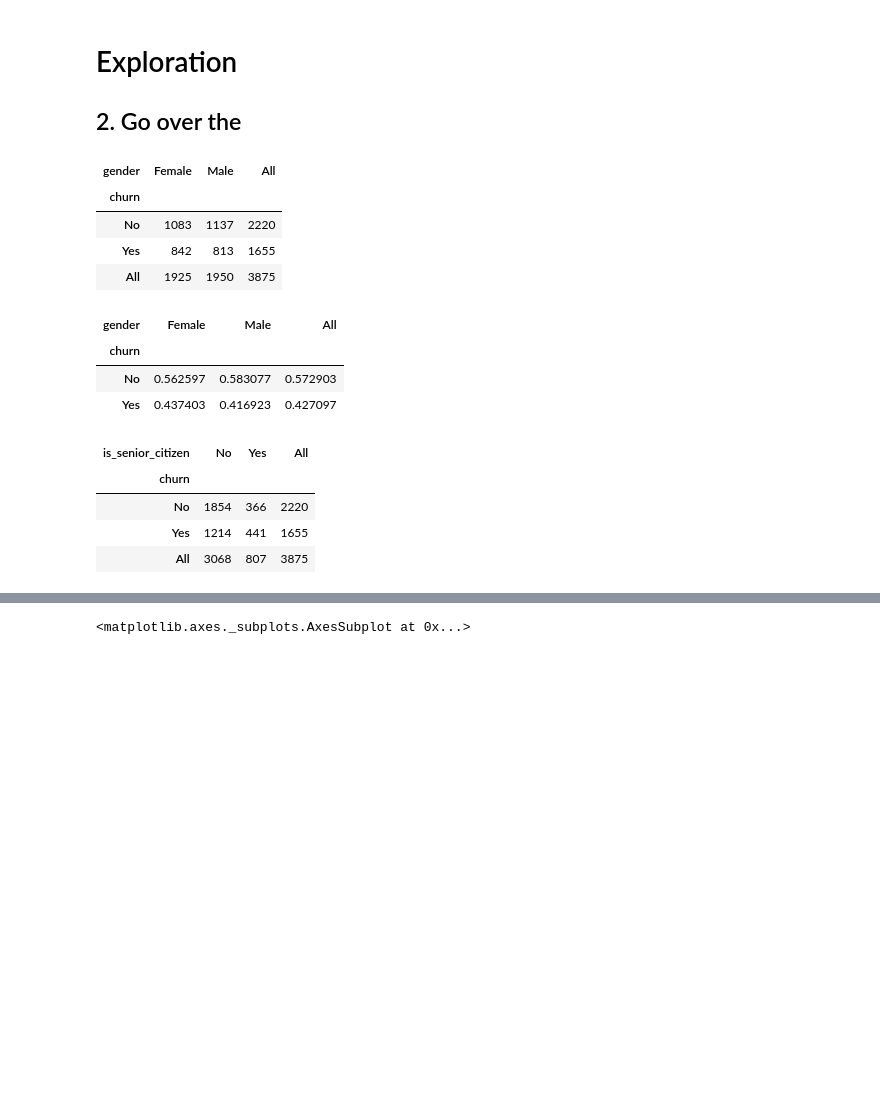
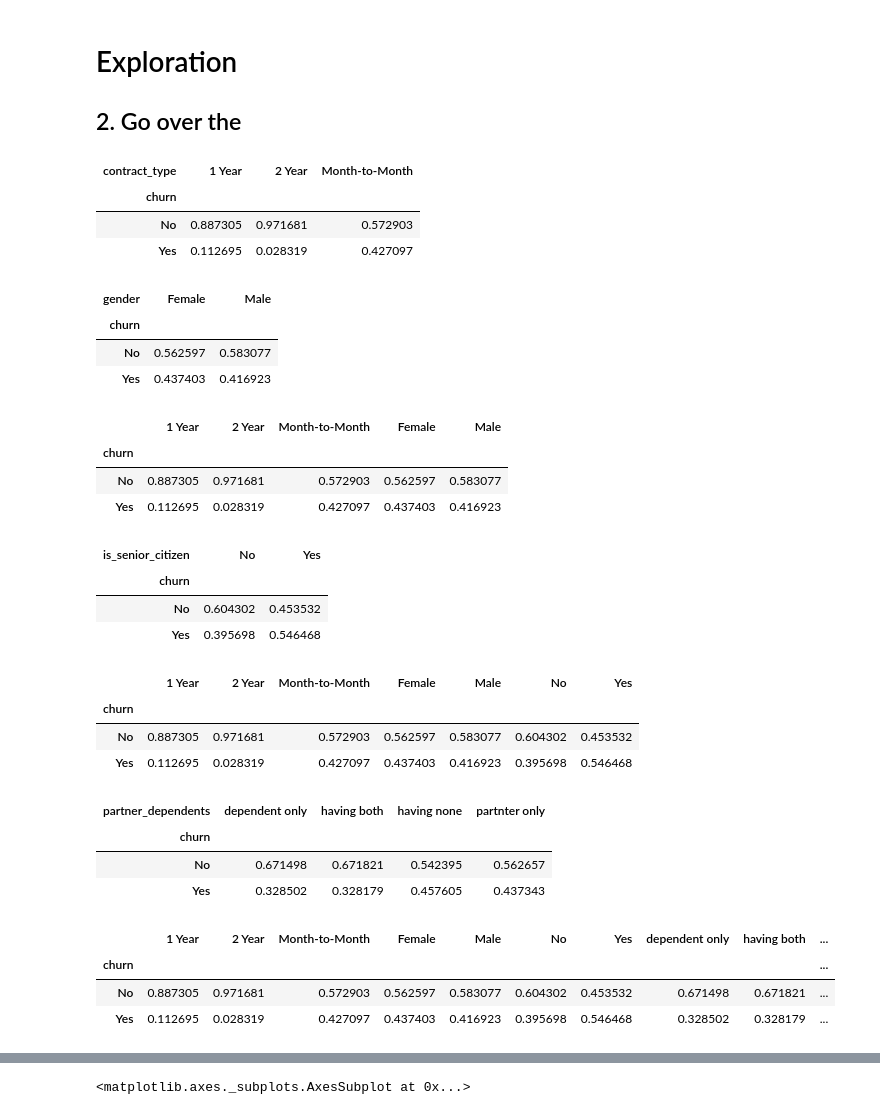
Before and after one commit to Yongliang-Shi/numpy-pandas-visualization-exercises, a Jupyter notebook: storytelling_project.ipynb, the cells around one changed output, grey strips where cells are left out. Cells and saved outputs as stored; diff of their text form; code cells hidden in the pictures; blank space fills up the shorter version.

```diff
--- a/storytelling_project.ipynb
+++ b/storytelling_project.ipynb
@@ -435,12 +439,25 @@ memory usage: 211.9+ KB
 # %% [markdown]
 # Exploration
 ## 2. Go over the
+# %%
+churn_on_contract_type_relative = pd.crosstab(CustDetails['churn'],
+                                              CustDetails['contract_type'],
+                                              normalize=1
+                                             )
+
+churn_on_contract_type_relative
+# %% [output]
+| contract_type | 1 Year | 2 Year | Month-to-Month |
+| churn |  |  |  |
+| No | 0.887305 | 0.971681 | 0.572903 |
+| Yes | 0.112695 | 0.028319 | 0.427097 |
 # %%
-monthly_gender = pd.crosstab(CustMonthly['churn'], CustMonthly['gender'], margins=True)
+monthly_gender = pd.crosstab(CustMonthly['churn'],
+                             CustMonthly['gender'],
+                             normalize=1)
 monthly_gender
 # %% [output]
-| gender | Female | Male | All |
-| churn |  |  |  |
-| No | 1083 | 1137 | 2220 |
-| Yes | 842 | 813 | 1655 |
-| All | 1925 | 1950 | 3875 |
+| gender | Female | Male |
+| churn |  |  |
+| No | 0.562597 | 0.583077 |
+| Yes | 0.437403 | 0.416923 |
@@ -447,20 +466,45 @@ monthly_gender
+# %%
+total_churn = churn_on_contract_type_relative.merge(monthly_gender, on='churn')
+total_churn
+# %% [output]
+|  | 1 Year | 2 Year | Month-to-Month | Female | Male |
+| churn |  |  |  |  |  |
+| No | 0.887305 | 0.971681 | 0.572903 | 0.562597 | 0.583077 |
+| Yes | 0.112695 | 0.028319 | 0.427097 | 0.437403 | 0.416923 |
 # %%
-monthly_gender_relative = pd.crosstab(CustMonthly['churn'], CustMonthly['gender'], margins=True, normalize=1)
-monthly_gender_relative
+monthly_senior = pd.crosstab(CustMonthly['churn'],
+                             CustMonthly['is_senior_citizen'],
+                             normalize=1)
+monthly_senior
 # %% [output]
-| gender | Female | Male | All |
-| churn |  |  |  |
-| No | 0.562597 | 0.583077 | 0.572903 |
-| Yes | 0.437403 | 0.416923 | 0.427097 |
+| is_senior_citizen | No | Yes |
+| churn |  |  |
+| No | 0.604302 | 0.453532 |
+| Yes | 0.395698 | 0.546468 |
+# %%
+total_churn = total_churn.merge(monthly_senior, on='churn')
+total_churn
+# %% [output]
+|  | 1 Year | 2 Year | Month-to-Month | Female | Male | No | Yes |
+| churn |  |  |  |  |  |  |  |
+| No | 0.887305 | 0.971681 | 0.572903 | 0.562597 | 0.583077 | 0.604302 | 0.453532 |
+| Yes | 0.112695 | 0.028319 | 0.427097 | 0.437403 | 0.416923 | 0.395698 | 0.546468 |
 # %%
-monthly_senior = pd.crosstab(CustMonthly['churn'],
-                                      CustMonthly['is_senior_citizen'],
-                                      margins=True)
-monthly_senior
+monthly_pd_relative = pd.crosstab(CustMonthly['churn'],
+                                  CustMonthly['partner_dependents'],
+                                  normalize=1)
+monthly_pd_relative
 # %% [output]
-| is_senior_citizen | No | Yes | All |
-| churn |  |  |  |
-| No | 1854 | 366 | 2220 |
-| Yes | 1214 | 441 | 1655 |
-| All | 3068 | 807 | 3875 |
+| partner_dependents | dependent only | having both | having none | partnter only |
+| churn |  |  |  |  |
+| No | 0.671498 | 0.671821 | 0.542395 | 0.562657 |
+| Yes | 0.328502 | 0.328179 | 0.457605 | 0.437343 |
+# %%
+total_churn = total_churn.merge(monthly_pd_relative, on='churn')
+total_churn
+# %% [output]
+|  | 1 Year | 2 Year | Month-to-Month | Female | Male | No | Yes | dependent only | having both | ... |
+| churn |  |  |  |  |  |  |  |  |  | ... |
+| No | 0.887305 | 0.971681 | 0.572903 | 0.562597 | 0.583077 | 0.604302 | 0.453532 | 0.671498 | 0.671821 | ... |
+| Yes | 0.112695 | 0.028319 | 0.427097 | 0.437403 | 0.416923 | 0.395698 | 0.546468 | 0.328502 | 0.328179 | ... |
 # %%
```
Also changed, not shown: parts of 24 cells of this notebook.
